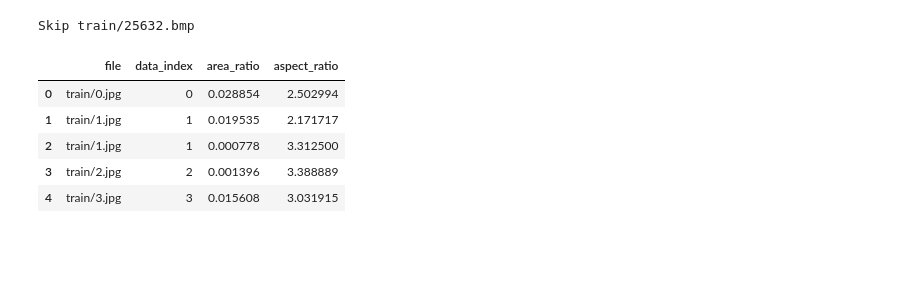
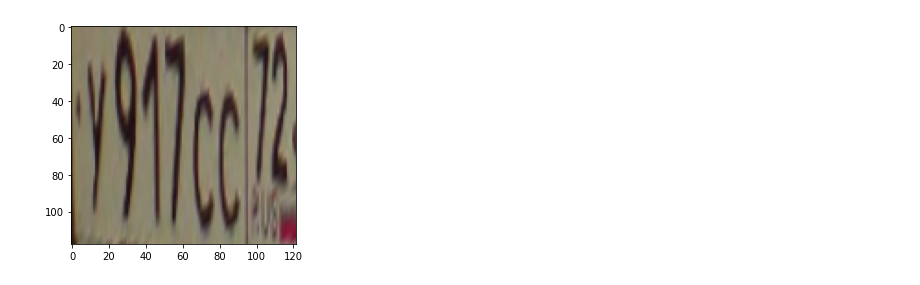
Before and after one commit to KernelA/made-cv-comp, a Jupyter notebook: show_images.ipynb, the cells around one changed output. Saved outputs shown, nothing was run; the diff lists cells and outputs as text; code cells hidden in the pictures; blank space fills up the shorter version.

```diff
--- a/show_images.ipynb
+++ b/show_images.ipynb
@@ -61,22 +60,26 @@ KeyboardInterrupt:
+# %%
+for plate in plates:
+    plt.imshow(plate)
+    plt.show()
+# %% [output]
+[figure, added]
 # %%
-bbox_areas = []
+# bbox_areas = []
 
-for i, item in notebook.tqdm(enumerate(marks), total=len(marks)):
-    boxes = item["nums"]
-    try:
-        with Image.open(data_dir / item["file"]) as img:
-            width = img.width
-            height=  img.height
+# for i, item in notebook.tqdm(enumerate(marks), total=len(marks)):
+#     boxes = item["nums"]
+#     try:
+#         with Image.open(data_dir / item["file"]) as img:
+#             width = img.width
+#             height=  img.height
 
-        for box in boxes:
-            points = np.round(np.array(box['box'])).astype(np.int32)
-            x0, y0 = np.min(points[:, 0]), np.min(points[:, 1])
-            x2, y2 = np.max(points[:, 0]), np.max(points[:, 1])
-            bbox_width = x2 - x0
-            bbox_height = y2 - y0
-            bbox_areas.append({"file": item["file"], "data_index": i, "area_ratio": bbox_height * bbox_width / (height * width), "aspect_ratio": bbox_width / bbox_height})
-    except:
-        print("Skip" , item["file"])
+#         for box in boxes:
+#             points = np.round(np.array(box['box'])).astype(np.int32)
+#             x0, y0 = np.min(points[:, 0]), np.min(points[:, 1])
+#             x2, y2 = np.max(points[:, 0]), np.max(points[:, 1])
+#             bbox_width = x2 - x0
+#             bbox_height = y2 - y0
+#             bbox_areas.append({"file": item["file"], "data_index": i, "area_ratio": bbox_height * bbox_width / (height * width), "aspect_ratio": bbox_width / bbox_height})
+#     except:
+#         print("Skip" , item["file"])
-# %% [output]
-Skip train/25632.bmp
 # %%
@@ -84,9 +86,0 @@ bbox_info = pd.DataFrame.from_records(bbox_areas)
-# %%
-bbox_info.head()
-# %% [output]
-|  | file | data_index | area_ratio | aspect_ratio |
-| 0 | train/0.jpg | 0 | 0.028854 | 2.502994 |
-| 1 | train/1.jpg | 1 | 0.019535 | 2.171717 |
-| 2 | train/1.jpg | 1 | 0.000778 | 3.312500 |
-| 3 | train/2.jpg | 2 | 0.001396 | 3.388889 |
-| 4 | train/3.jpg | 3 | 0.015608 | 3.031915 |
```
Also changed, not shown: parts of 19 cells of this notebook, 16 other files.
